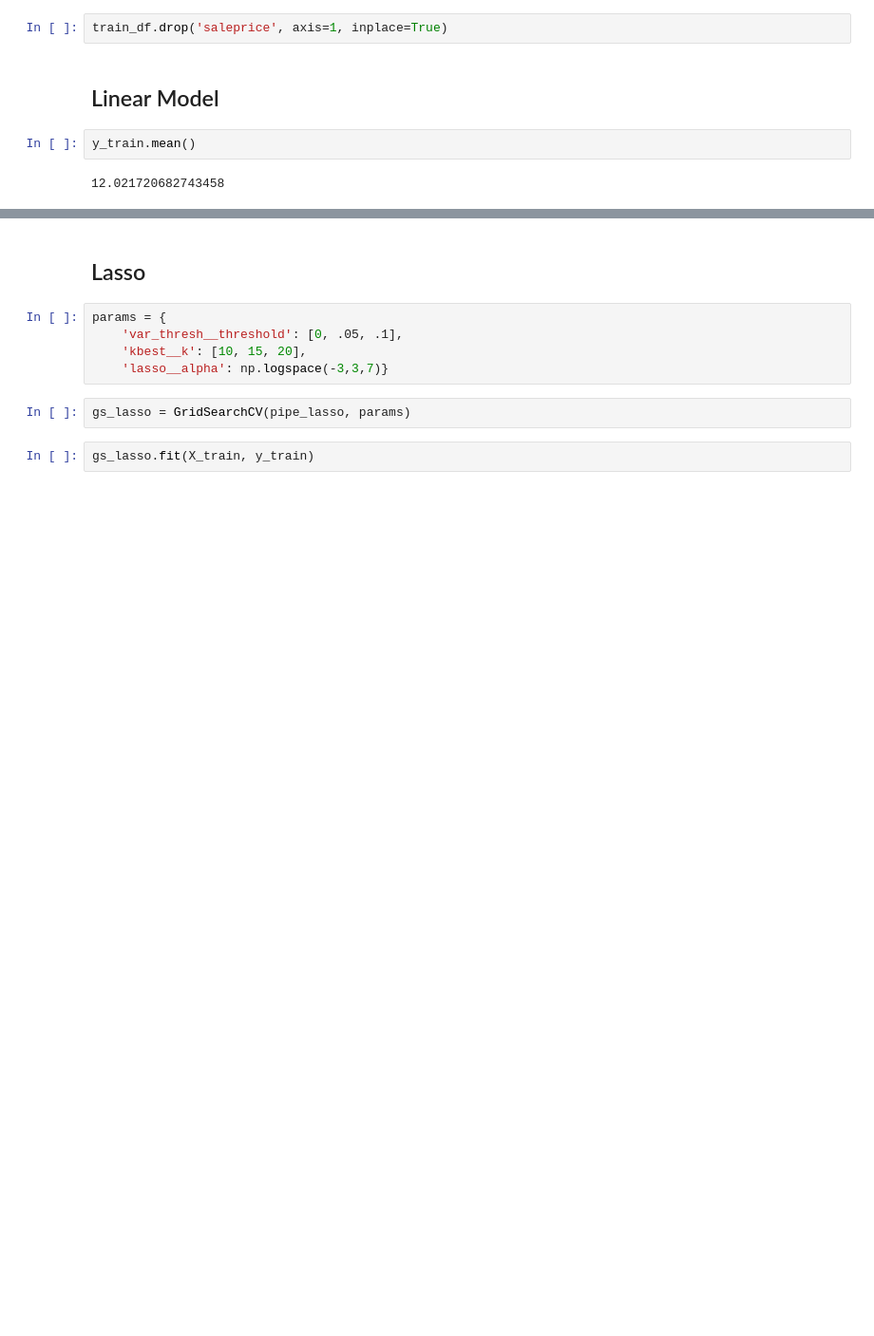
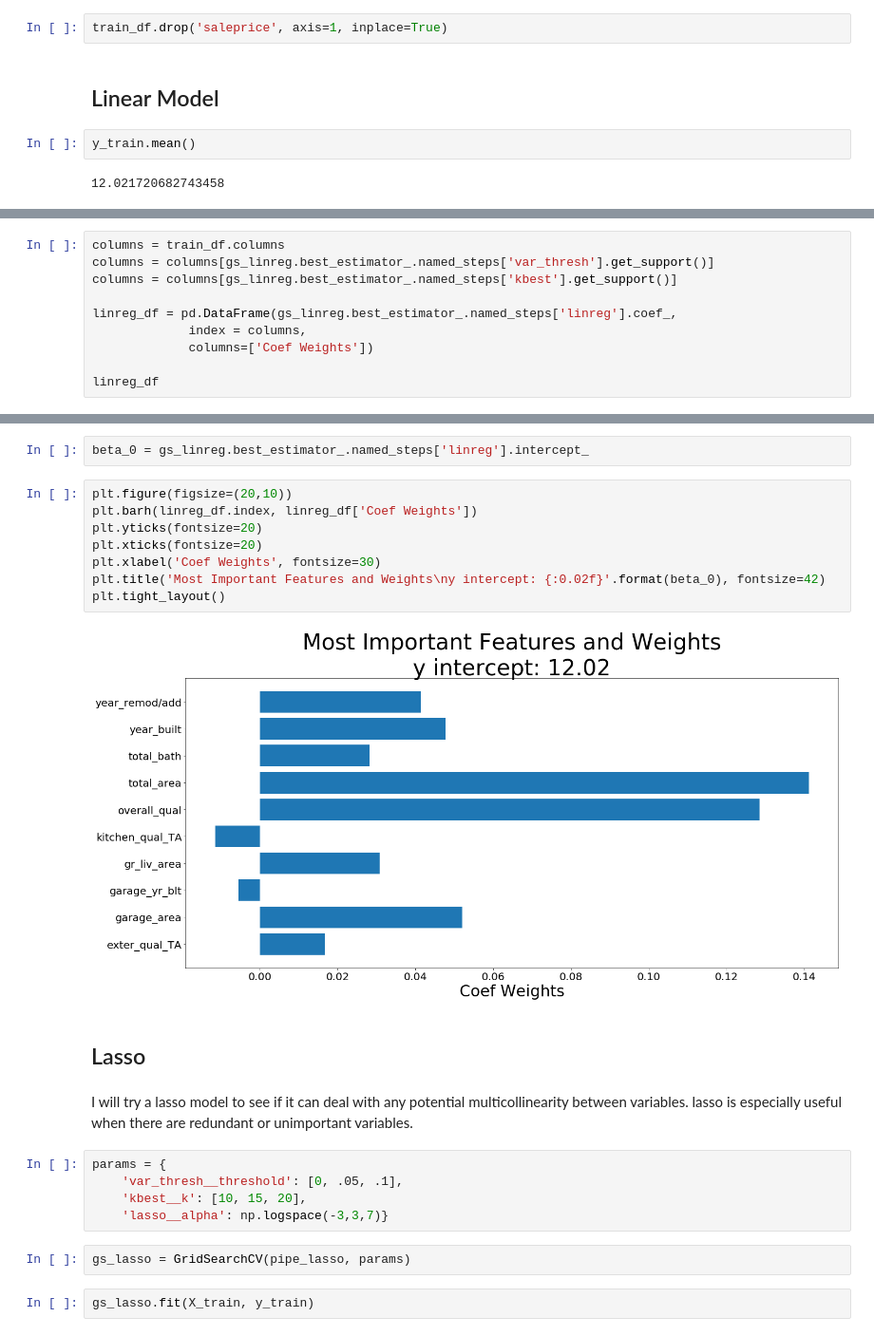
Before and after one commit to jamesdrabinsky/ames_housing_prices, a Jupyter notebook: Notebook 3 - Modeling.ipynb, the cells around one changed output, grey strips where cells are left out. Shown at 95% size. Drawn from its saved outputs; the diff is of its cells as text; blank space fills up the shorter version.

```diff
--- a/Notebook 3 - Modeling.ipynb
+++ b/Notebook 3 - Modeling.ipynb
@@ -116,0 +142,10 @@ gs_linear.best_score_
+# %%
+columns = train_df.columns
+columns = columns[gs_linreg.best_estimator_.named_steps['var_thresh'].get_support()]
+columns = columns[gs_linreg.best_estimator_.named_steps['kbest'].get_support()]
+
+linreg_df = pd.DataFrame(gs_linreg.best_estimator_.named_steps['linreg'].coef_,
+             index = columns,
+             columns=['Coef Weights'])
+
+linreg_df
@@ -117,5 +164,19 @@ gs_linear.best_score_
+# %%
+beta_0 = gs_linreg.best_estimator_.named_steps['linreg'].intercept_
+# %%
+plt.figure(figsize=(20,10))
+plt.barh(linreg_df.index, linreg_df['Coef Weights'])
+plt.yticks(fontsize=20)
+plt.xticks(fontsize=20)
+plt.xlabel('Coef Weights', fontsize=30)
+plt.title('Most Important Features and Weights\ny intercept: {:0.02f}'.format(beta_0), fontsize=42)
+plt.tight_layout()
+# %% [output]
+[figure, added]
 # %% [markdown]
 ## Lasso
+# %% [markdown]
+I will try a lasso model to see if it can deal with any potential multicollinearity between variables.  lasso is especially useful when there are redundant or unimportant variables.
 # %%
 params = {
     'var_thresh__threshold': [0, .05, .1],
```
Also changed, not shown: parts of 33 cells of this notebook, 4 other files.
